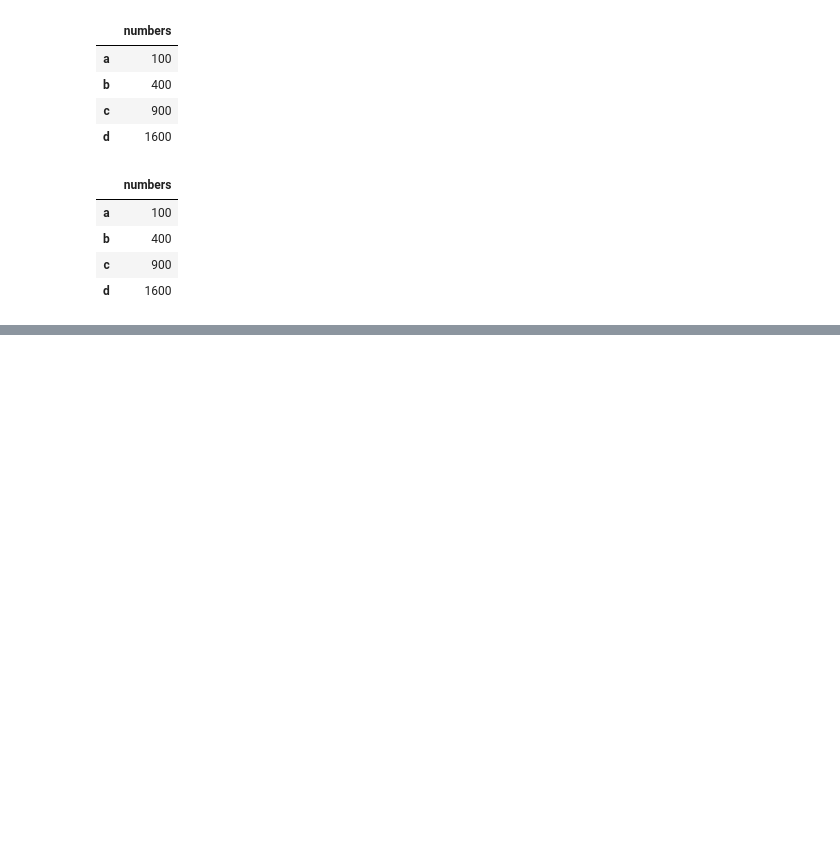
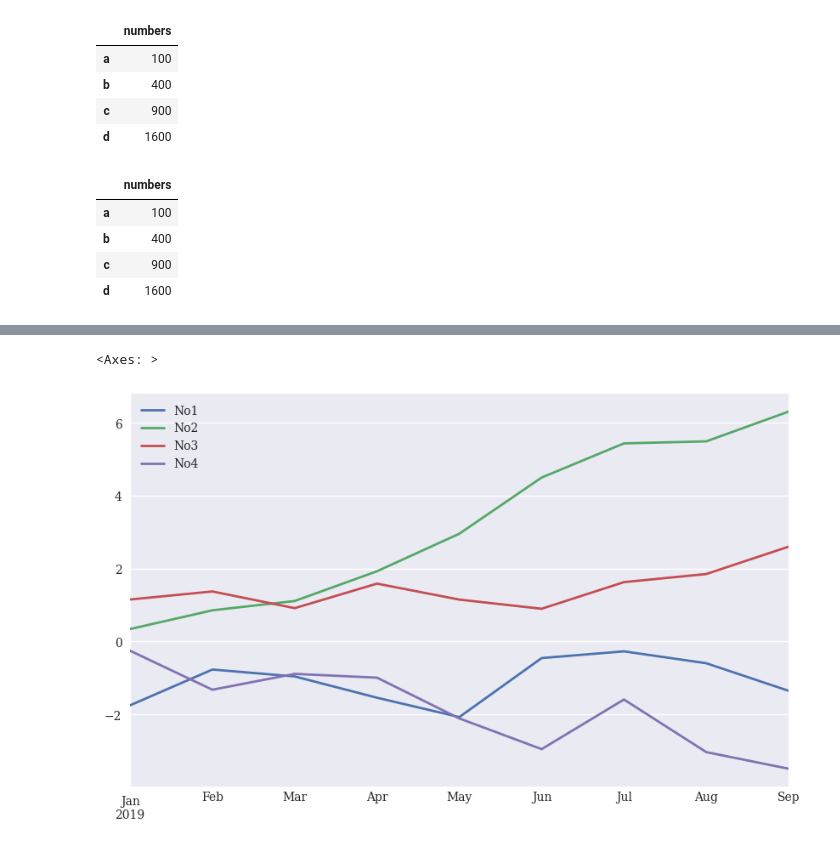
Before and after one commit to Youngsoo1024/Python_Finance, a Jupyter notebook: Chap5/ch5_test.ipynb, the cells around one changed output, grey strips where cells are left out. Drawn from its saved outputs; the diff is of its cells as text; code cells hidden in the pictures; blank space fills up the shorter version.

```diff
--- a/Chap5/ch5_test.ipynb
+++ b/Chap5/ch5_test.ipynb
@@ -62,0 +168,2 @@ df**2
+# %%
+df.columns = ['No1', 'No2', 'No3', 'No4']
@@ -62,0 +187,2 @@ df**2
+# %%
+dates = pd.date_range('2019-1-1', periods = 9, freq = 'ME')
@@ -62,0 +196,2 @@ df**2
+# %%
+df.index = dates
@@ -62,0 +370,10 @@ df**2
+# %%
+from pylab import plt, mpl
+plt.style.use('seaborn-v0_8')
+mpl.rcParams['font.family'] ='serif'
+%matplotlib inline
+# %%
+df.cumsum().plot(lw=2.0, figsize=(10,6))
+# %% [output]
+<Axes: >
+[figure, added]
```
Also changed, not shown: parts of 39 cells of this notebook.
